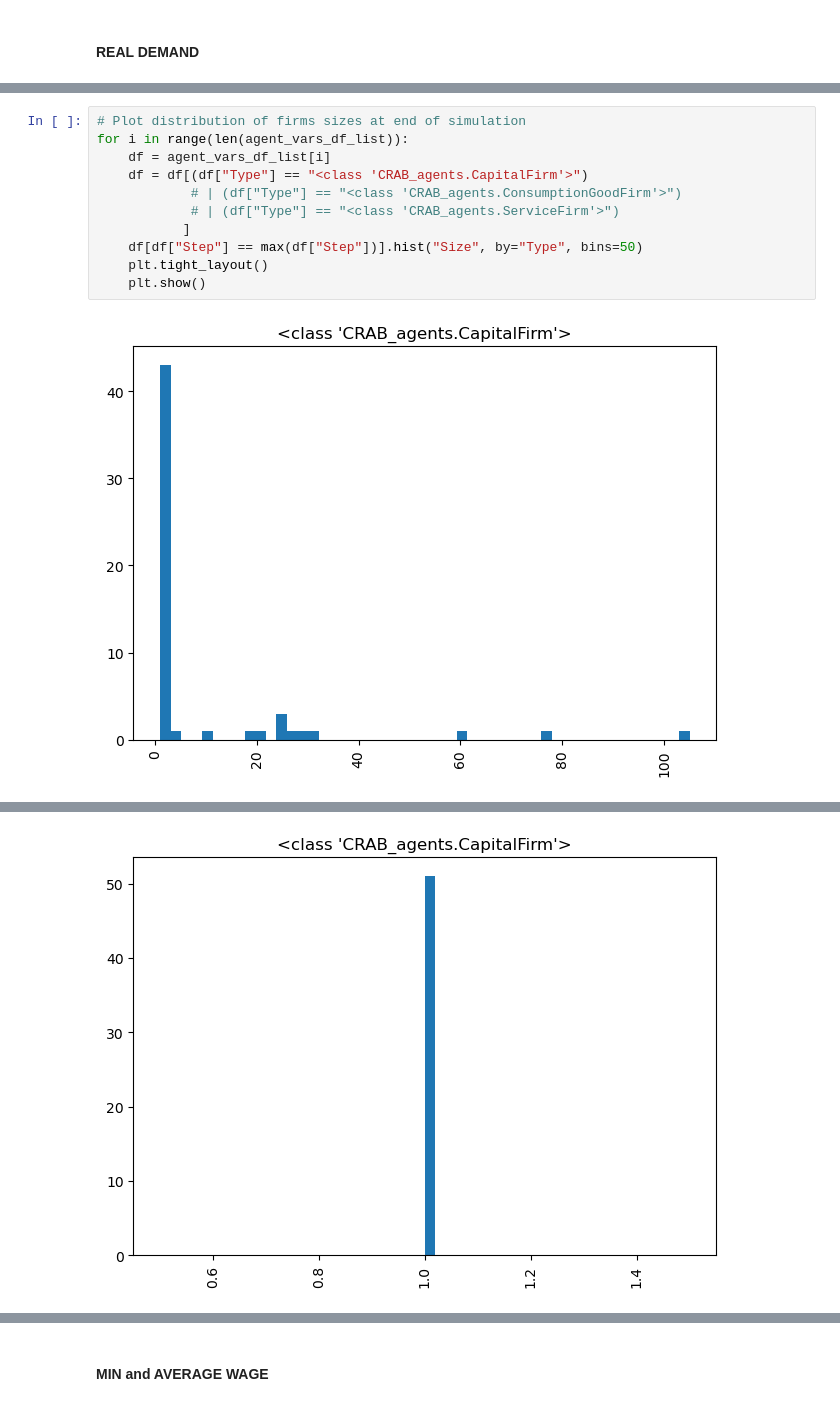
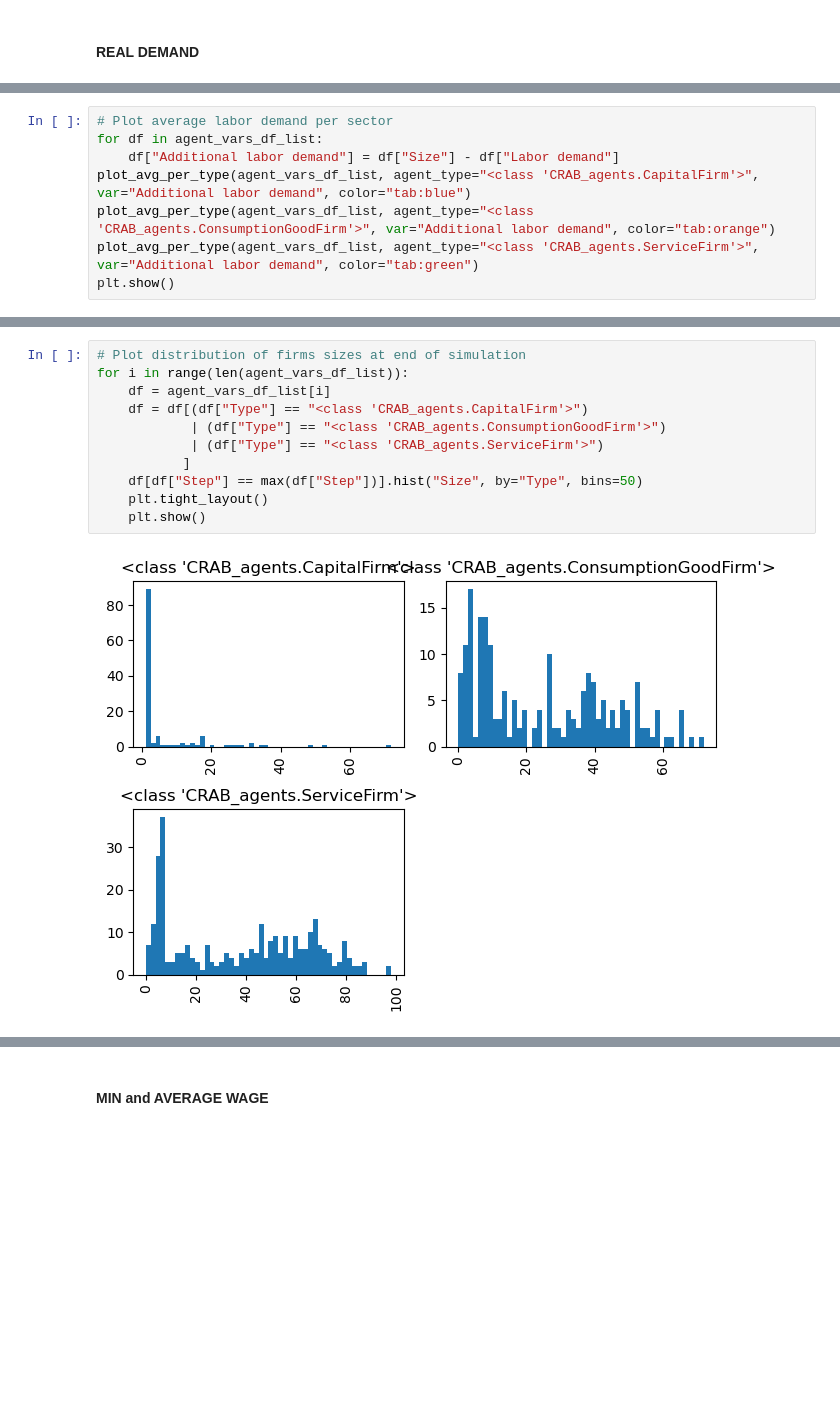
Before and after one commit to ghsher/CRAB_EM, a Jupyter notebook: Validation_checks.ipynb, the cells around one changed output, grey strips where cells are left out. Cells and saved outputs as stored; diff of their text form; blank space fills up the shorter version.

```diff
--- a/Validation_checks.ipynb
+++ b/Validation_checks.ipynb
@@ -174,0 +177,8 @@ plt.show()
+# %%
+# Plot average labor demand per sector
+for df in agent_vars_df_list:
+    df["Additional labor demand"] = df["Size"] - df["Labor demand"]
+plot_avg_per_type(agent_vars_df_list, agent_type="<class 'CRAB_agents.CapitalFirm'>", var="Additional labor demand", color="tab:blue")
+plot_avg_per_type(agent_vars_df_list, agent_type="<class 'CRAB_agents.ConsumptionGoodFirm'>", var="Additional labor demand", color="tab:orange")
+plot_avg_per_type(agent_vars_df_list, agent_type="<class 'CRAB_agents.ServiceFirm'>", var="Additional labor demand", color="tab:green")
+plt.show()
@@ -185,13 +204,13 @@ plt.show()
 # %%
 # Plot distribution of firms sizes at end of simulation
 for i in range(len(agent_vars_df_list)):
     df = agent_vars_df_list[i]
     df = df[(df["Type"] == "<class 'CRAB_agents.CapitalFirm'>")
-            # | (df["Type"] == "<class 'CRAB_agents.ConsumptionGoodFirm'>")
-            # | (df["Type"] == "<class 'CRAB_agents.ServiceFirm'>")
+            | (df["Type"] == "<class 'CRAB_agents.ConsumptionGoodFirm'>")
+            | (df["Type"] == "<class 'CRAB_agents.ServiceFirm'>")
            ]
     df[df["Step"] == max(df["Step"])].hist("Size", by="Type", bins=50)
     plt.tight_layout()
     plt.show()
 # %% [output]
-[figure, old version]
+[figure, new version]
@@ -199 +217,0 @@ for i in range(len(agent_vars_df_list)):
-[figure, removed]
```
Also changed, not shown: parts of 45 cells of this notebook, 5 other files.
